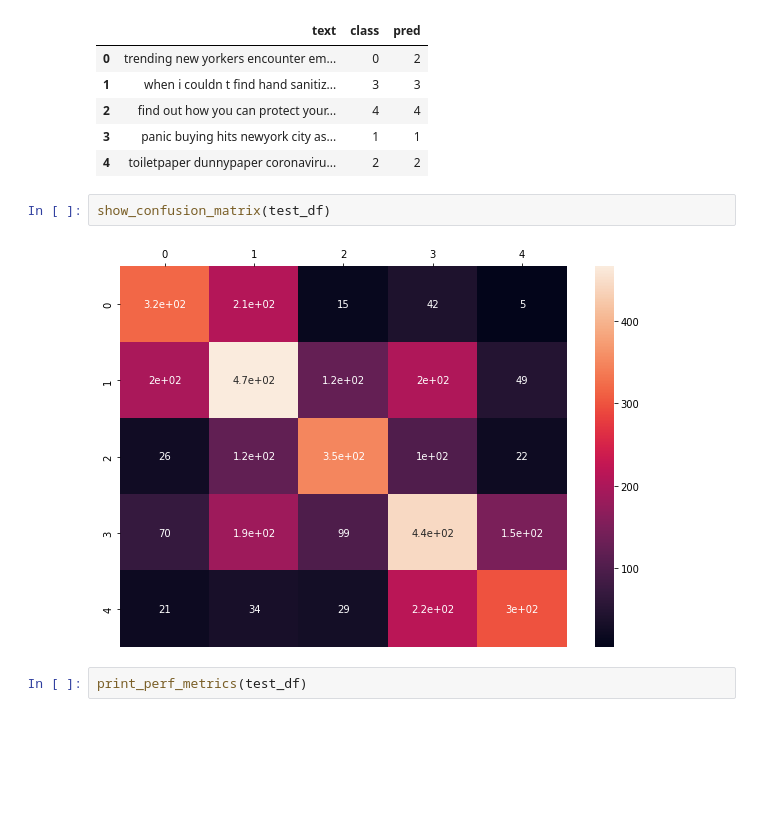
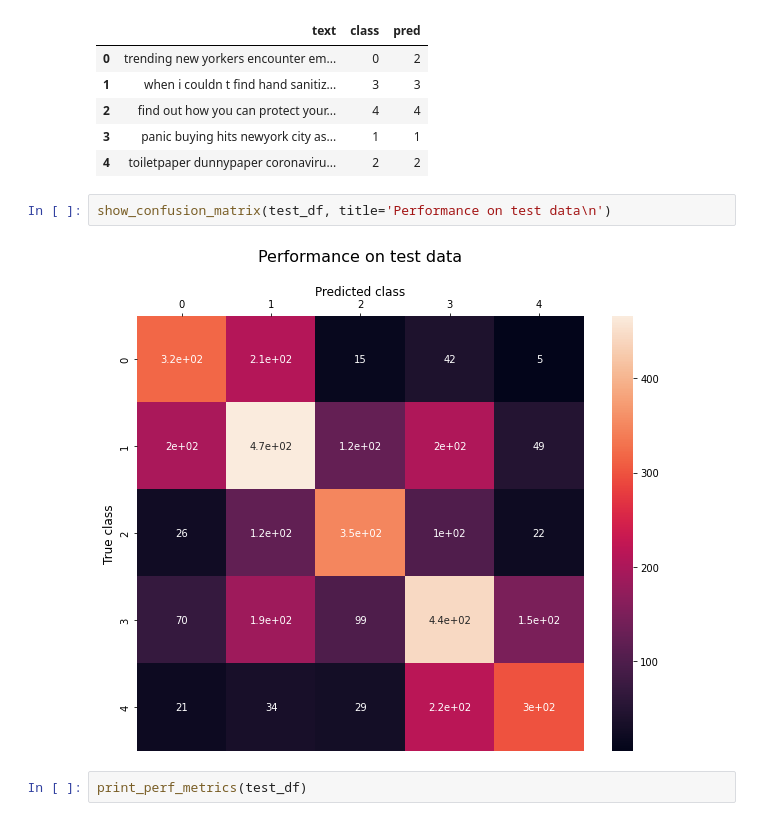
Before and after one commit to kartik727/ml-projects, a Jupyter notebook: naive-bayes/Naive_Bayes.ipynb, the cells around one changed output. Cells and saved outputs as stored; diff of their text form; blank space fills up the shorter version.

```diff
--- a/naive-bayes/Naive_Bayes.ipynb
+++ b/naive-bayes/Naive_Bayes.ipynb
@@ -248,10 +288,10 @@ test_df.head()
 | 2 | find out how you can protect your... | 4 | 4 |
 | 3 | panic buying hits newyork city as... | 1 | 1 |
 | 4 | toiletpaper dunnypaper coronaviru... | 2 | 2 |
-# %%
-show_confusion_matrix(test_df)
-# %% [output]
-[figure, removed]
+# %%
+show_confusion_matrix(test_df, title='Performance on test data\n')
+# %% [output]
+[figure, added]
 # %%
 print_perf_metrics(test_df)
 # %% [output]
```
Also changed, not shown: parts of 12 cells of this notebook.
